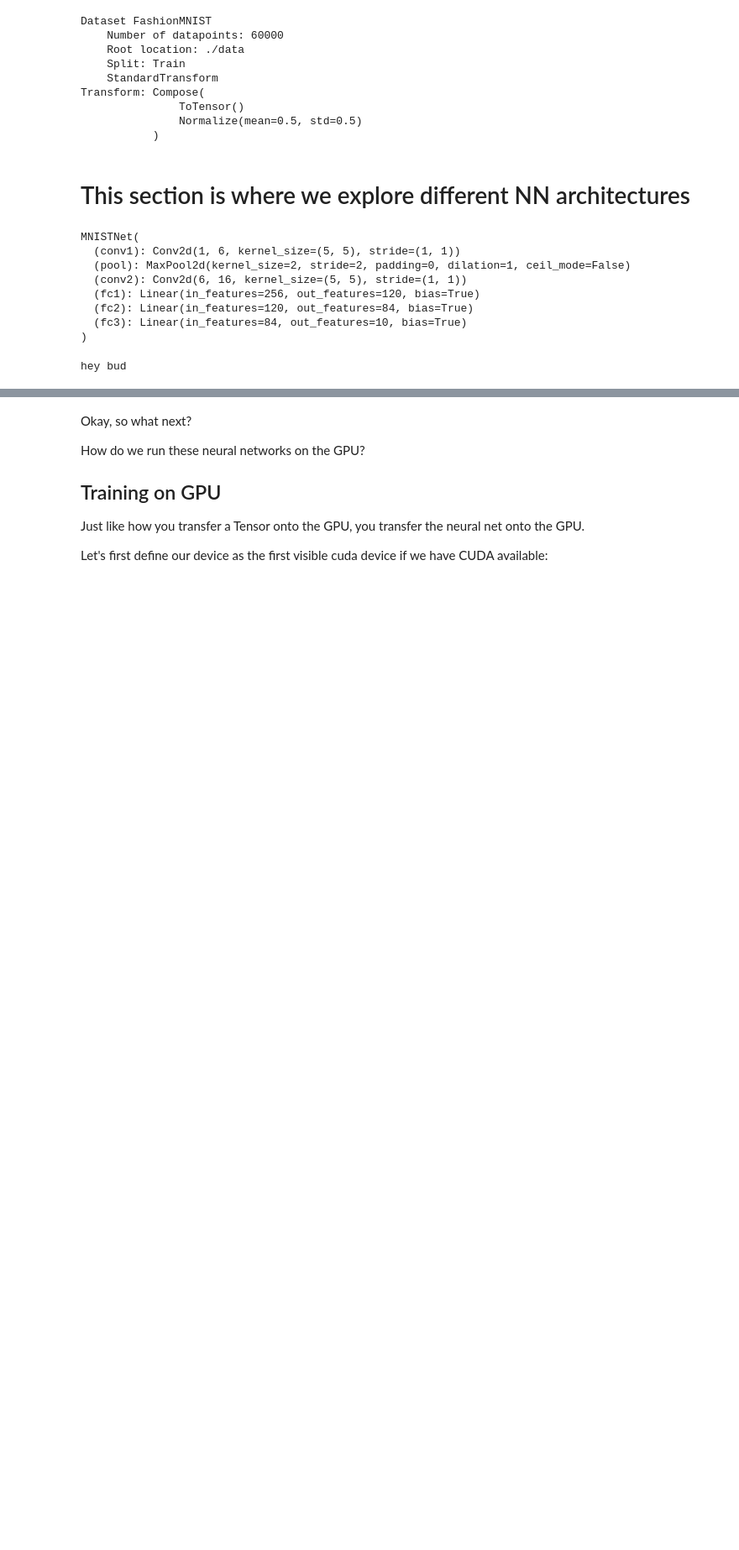
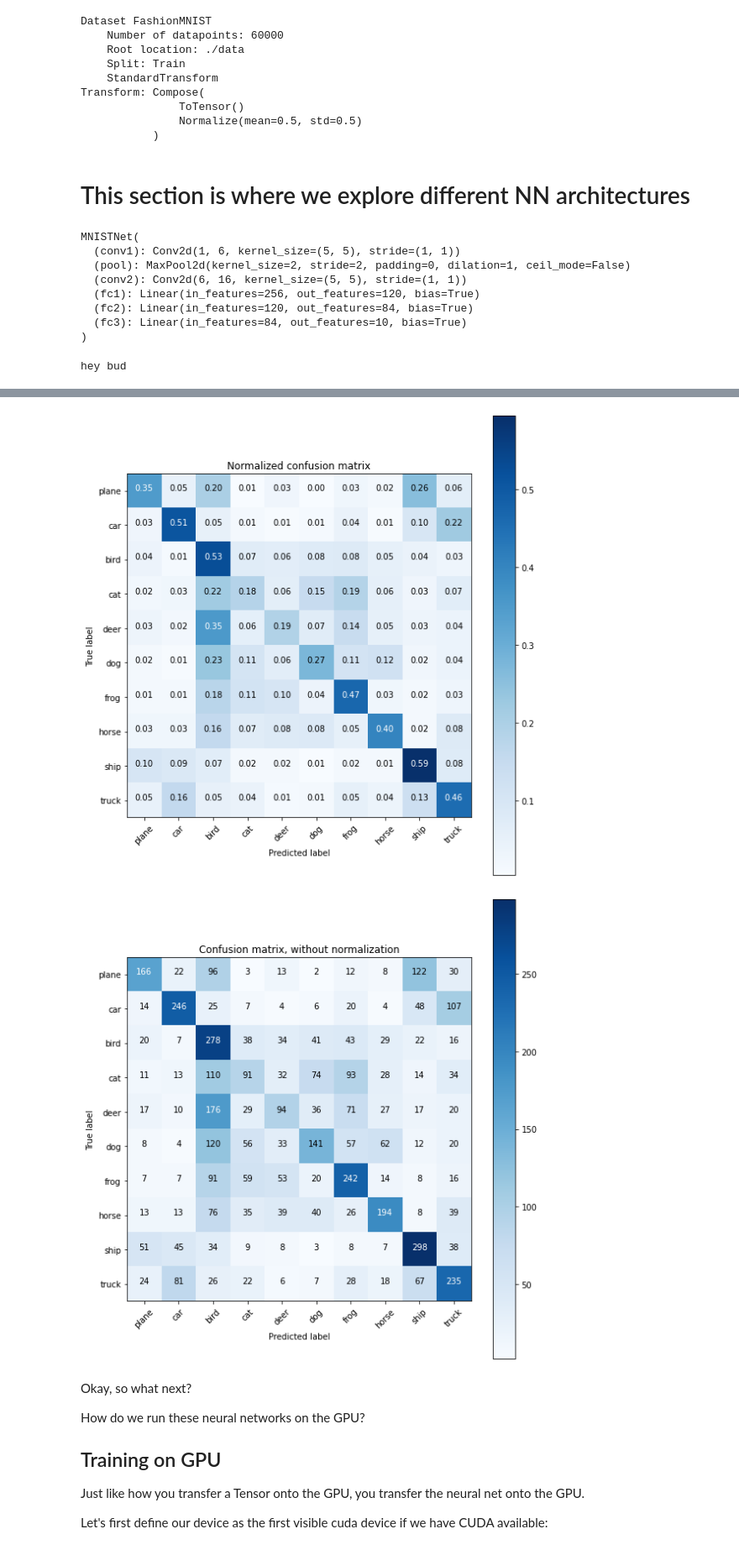
Before and after one commit to gportela8/Handwritten-Digits-Recognition, a Jupyter notebook: project_main.ipynb, the cells around one changed output, grey strips where cells are left out. Shown at 84% size. Drawn from its saved outputs; the diff is of its cells as text; code cells hidden in the pictures; blank space fills up the shorter version.

```diff
--- a/project_main.ipynb
+++ b/project_main.ipynb
@@ -350,4 +465,4 @@ Let's quickly save our trained model:
 # torch.save(net.state_dict(), PATH_MNIST)
 # %%
 # net = Net()
-# net.load_state_dict(torch.load(PATH))
+net.load_state_dict(torch.load(save_name))
@@ -394,21 +524,20 @@ compute_accuracy(net)
 # %%
 #FROM GOOGLE COLAB TUTORIAL
-def accuracy_per_class(net):
+def accuracy_per_class(net, classes, testloader):
     net = net.to(device)
-    n_classes = 10
     # (real, predicted)
-    confusion_matrix = np.zeros((n_classes, n_classes), dtype=np.int64)
+    confusion_matrix = np.zeros((len(classes), len(classes)), dtype=np.int64)
 
-    for images, labels in test_loader:
-        images, labels = images, labels = images.to(device), labels.to(device)
+    for images, labels in testloader:
+        images, labels = images.to(device), labels.to(device)
         outputs = net(images)
         _, predicted = torch.max(outputs.data, 1)
-        for i in range(test_batch_size):
+        for i in range(16):
             confusion_matrix[labels[i], predicted[i]] += 1
             label = labels[i]
 
     print("{:<10} {:^10}".format("Class", "Accuracy (%)"))
-    for i in range(n_classes):
+    for i in range(len(classes)):
         class_total = confusion_matrix[i, :].sum()
         class_correct = confusion_matrix[i, i]
         percentage_correct = 100.0 * float(class_correct) / class_total
@@ -416,4 +545,4 @@ def accuracy_per_class(net):
         print('{:<10} {:^10.2f}'.format(classes[i], percentage_correct))
     return confusion_matrix
 
-confusion_matrix = accuracy_per_class(net)
+confusion_matrix = accuracy_per_class(net, c10_classes, test_c10_loader)
@@ -420,3 +561,14 @@ confusion_matrix = accuracy_per_class(net)
+# %%
+# Plot normalized confusion matrix
+plot_confusion_matrix(confusion_matrix, c10_classes, normalize=True,
+                      title='Normalized confusion matrix')
+
+# Plot non-normalized confusion matrix
+plot_confusion_matrix(confusion_matrix, c10_classes,
+                      title='Confusion matrix, without normalization')
+# %% [output]
+[figure, added]
+[figure, added]
 # %% [markdown]
 Okay, so what next?
 
```
Also changed, not shown: parts of 22 cells of this notebook.
